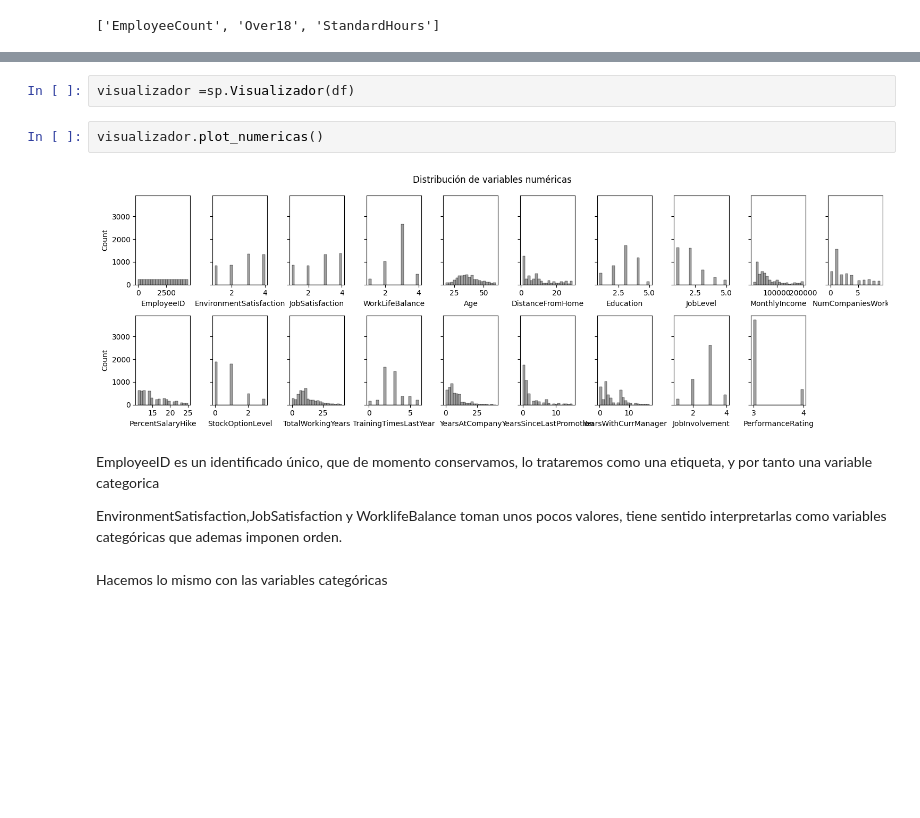
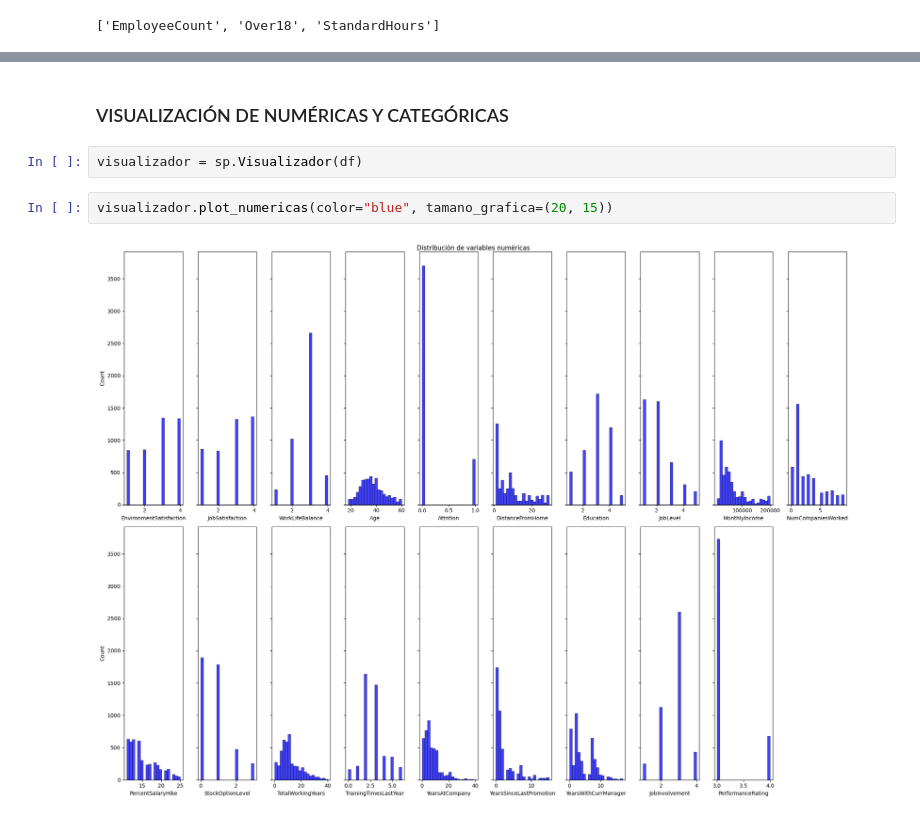
Before and after one commit to Rcm89/Proyecto8-Clasificacion, a Jupyter notebook: notebooks/1-eda-y-gestion-de-nulos.ipynb, the cells around one changed output, grey strips where cells are left out. Cells and saved outputs as stored; diff of their text form; blank space fills up the shorter version.

```diff
--- a/notebooks/1-eda-y-gestion-de-nulos.ipynb
+++ b/notebooks/1-eda-y-gestion-de-nulos.ipynb
@@ -253,15 +255,11 @@ Vamos a sacar una visualizacion de la distribución de las columnas numéricas
+# %% [markdown]
+### VISUALIZACIÓN DE NUMÉRICAS Y CATEGÓRICAS
 # %%
-visualizador =sp.Visualizador(df)
+visualizador = sp.Visualizador(df)
-# %%
-visualizador.plot_numericas()
-# %% [output]
-[figure, removed]
-# %% [markdown]
-EmployeeID es un identificado único, que de momento conservamos, lo trataremos como una etiqueta, y por tanto una variable categorica
-
-EnvironmentSatisfaction,JobSatisfaction y WorklifeBalance toman unos pocos valores, tiene sentido interpretarlas como variables categóricas que ademas imponen orden.
-# %% [markdown]
-Hacemos lo mismo con las variables categóricas
+# %%
+visualizador.plot_numericas(color="blue", tamano_grafica=(20, 15))
+# %% [output]
+[figure, added]
 # %%
 visualizador.plot_categoricas()
 # %% [output]
```
Also changed, not shown: parts of 54 cells of this notebook, 2 other files.
